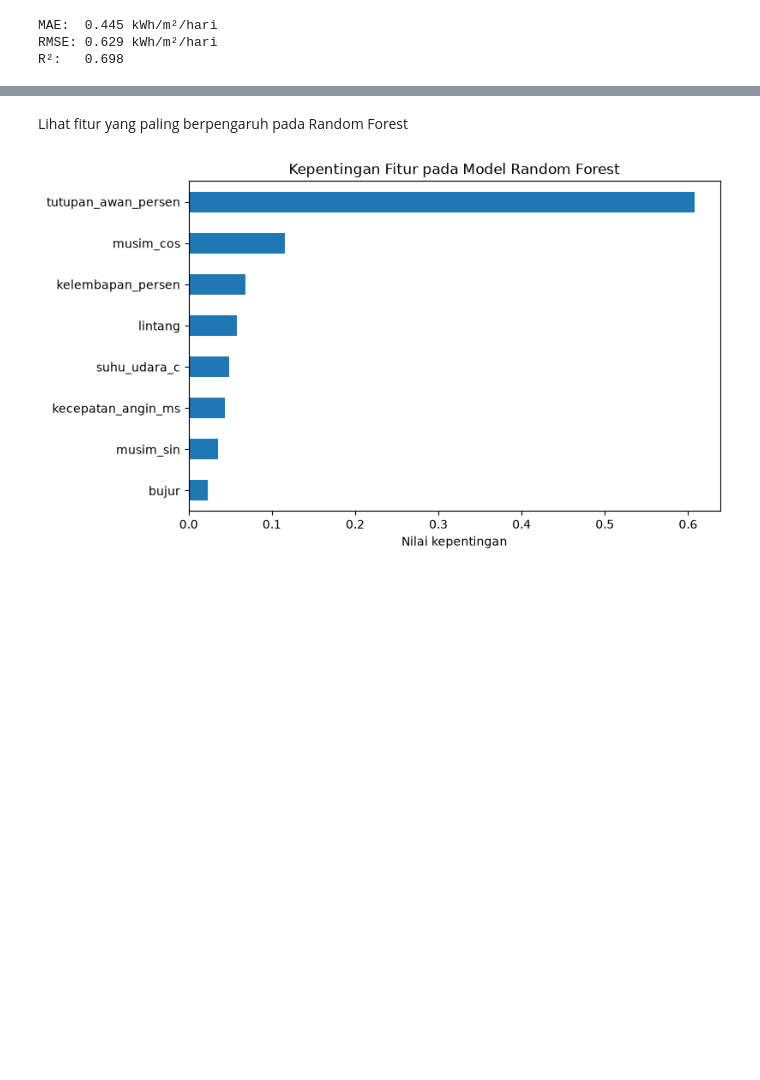
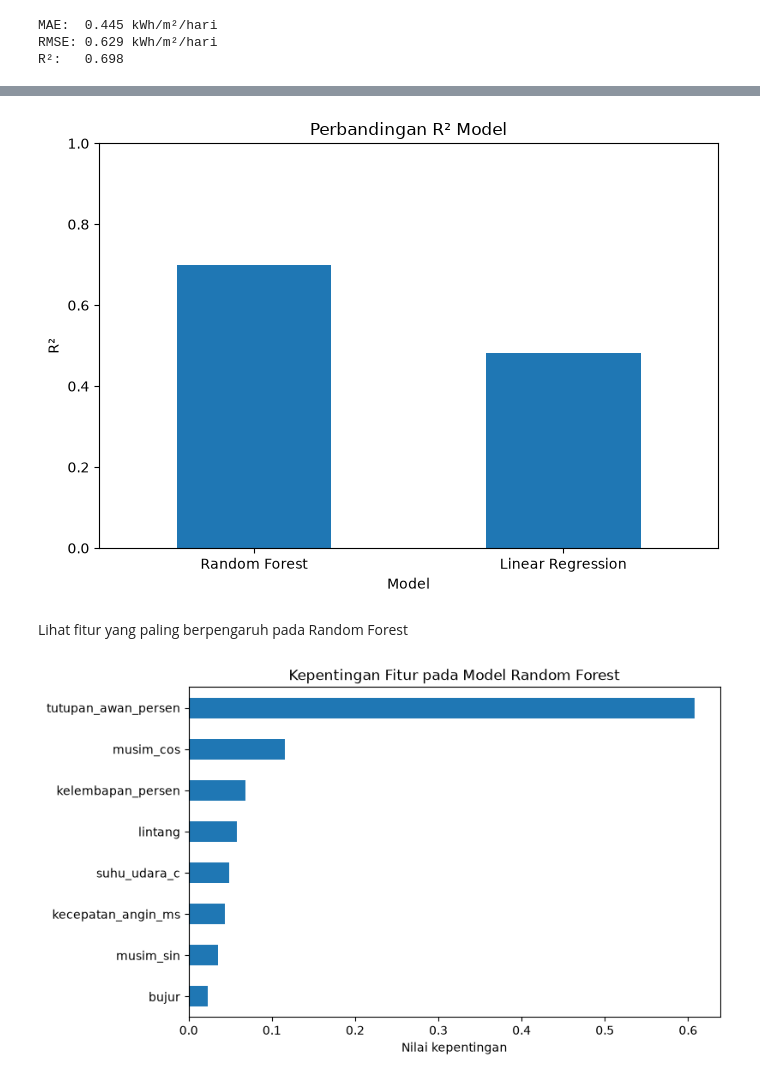
Before and after one commit to analisis335-ai/AI-DAYA-SURYA, a Jupyter notebook: project2.ipynb, the cells around one changed output, grey strips where cells are left out. Cells and saved outputs as stored; diff of their text form; code cells hidden in the pictures; blank space fills up the shorter version.

```diff
--- a/project2.ipynb
+++ b/project2.ipynb
@@ -293,3 +281,20 @@ plt.show()
+# %%
+perbandingan_model.plot(
+    x="Model",
+    y="R2",
+    kind="bar",
+    figsize=(7, 5),
+    legend=False
+)
+
+plt.ylabel("R²")
+plt.title("Perbandingan R² Model")
+plt.xticks(rotation=0)
+plt.ylim(0, 1)
+plt.tight_layout()
+plt.show()
+# %% [output]
+[figure, added]
 # %% [markdown]
 Lihat fitur yang paling berpengaruh pada Random Forest
 # %%
```
Also changed, not shown: parts of 16 cells of this notebook.
